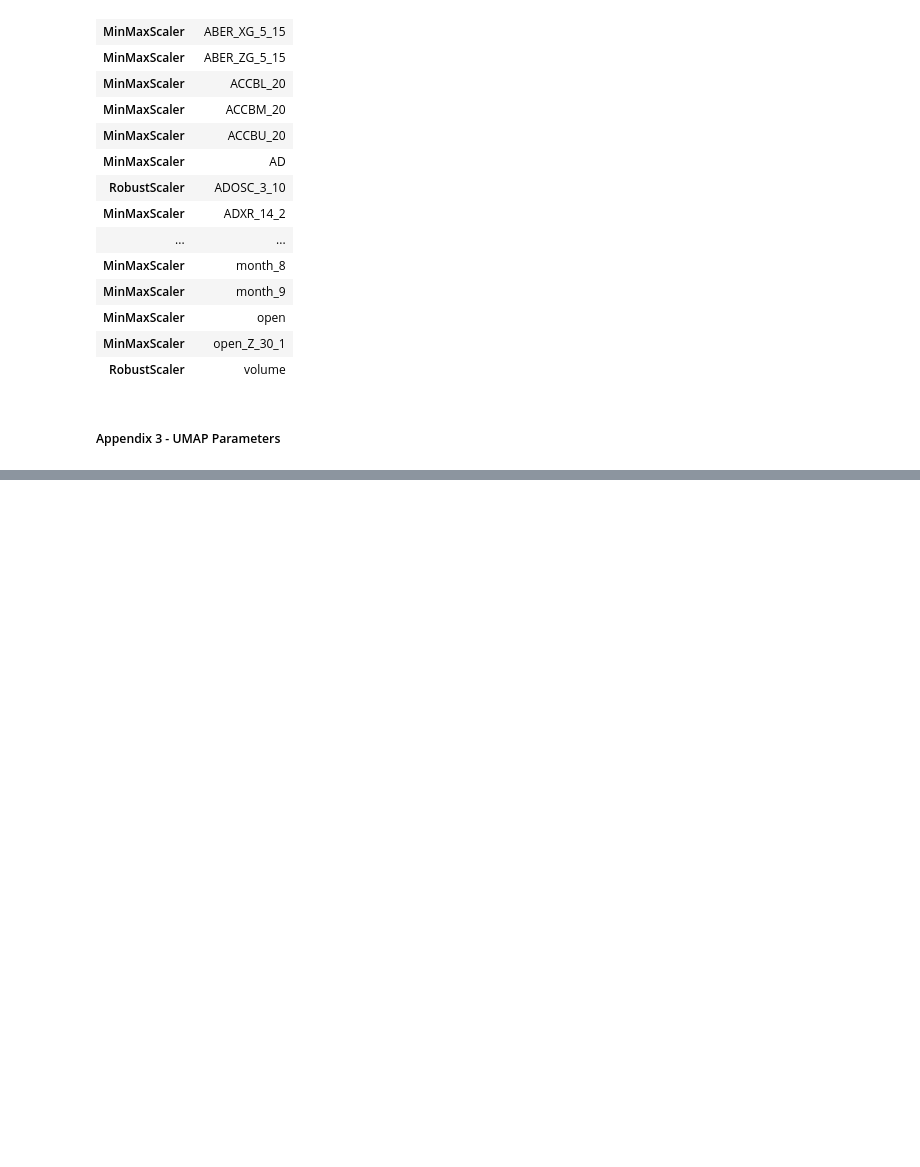
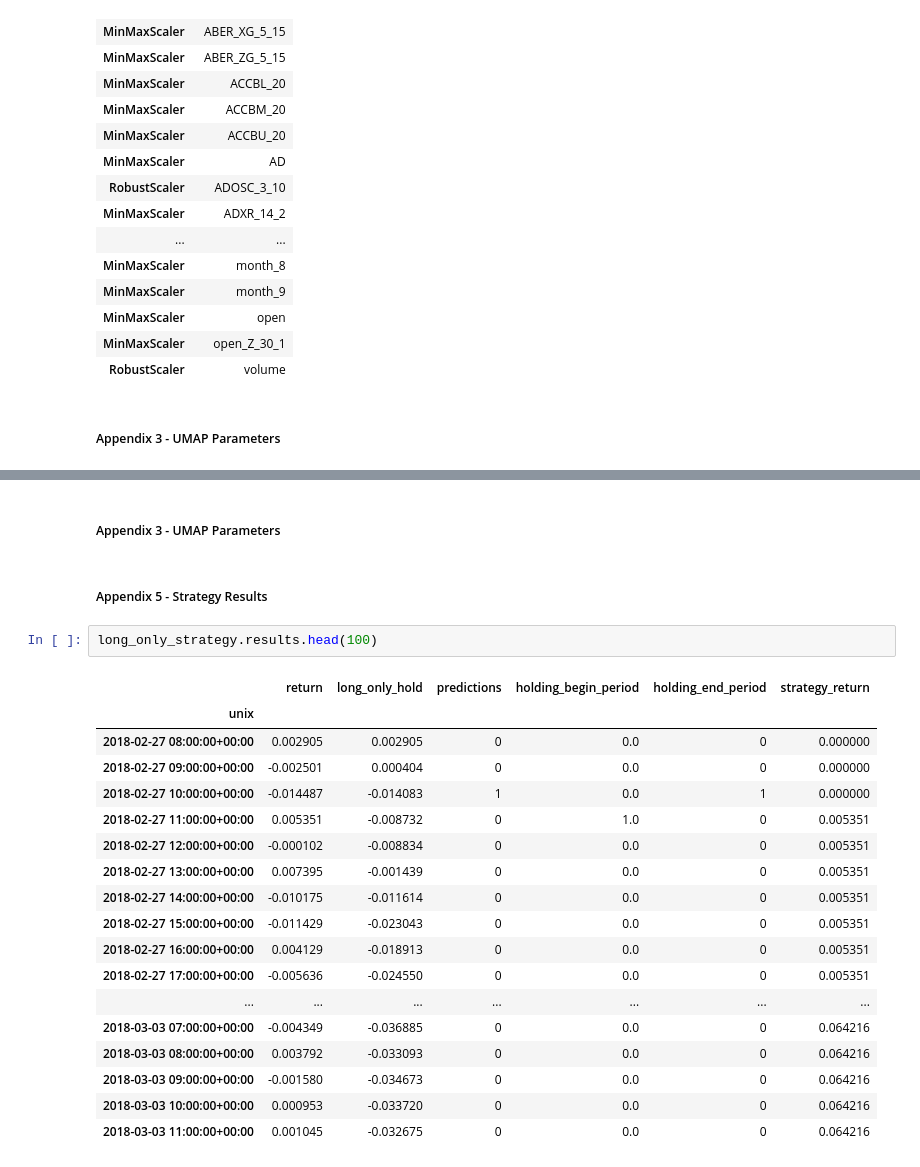
Before and after one commit to will-j-c/cqf_final_project_DL, a Jupyter notebook: report.ipynb, the cells around one changed output, grey strips where cells are left out. Drawn from its saved outputs; the diff is of its cells as text; blank space fills up the shorter version.

```diff
--- a/report.ipynb
+++ b/report.ipynb
@@ -640,0 +635,25 @@ plot_umap(X_train)
+# %% [markdown]
+##### Appendix 3 - UMAP Parameters
+# %% [markdown]
+##### Appendix 5 - Strategy Results
+# %%
+long_only_strategy.results.head(100)
+# %% [output]
+|  | return | long_only_hold | predictions | holding_begin_period | holding_end_period | strategy_return |
+| unix |  |  |  |  |  |  |
+| 2018-02-27 08:00:00+00:00 | 0.002905 | 0.002905 | 0 | 0.0 | 0 | 0.000000 |
+| 2018-02-27 09:00:00+00:00 | -0.002501 | 0.000404 | 0 | 0.0 | 0 | 0.000000 |
+| 2018-02-27 10:00:00+00:00 | -0.014487 | -0.014083 | 1 | 0.0 | 1 | 0.000000 |
+| 2018-02-27 11:00:00+00:00 | 0.005351 | -0.008732 | 0 | 1.0 | 0 | 0.005351 |
+| 2018-02-27 12:00:00+00:00 | -0.000102 | -0.008834 | 0 | 0.0 | 0 | 0.005351 |
+| 2018-02-27 13:00:00+00:00 | 0.007395 | -0.001439 | 0 | 0.0 | 0 | 0.005351 |
+| 2018-02-27 14:00:00+00:00 | -0.010175 | -0.011614 | 0 | 0.0 | 0 | 0.005351 |
+| 2018-02-27 15:00:00+00:00 | -0.011429 | -0.023043 | 0 | 0.0 | 0 | 0.005351 |
+| 2018-02-27 16:00:00+00:00 | 0.004129 | -0.018913 | 0 | 0.0 | 0 | 0.005351 |
+| 2018-02-27 17:00:00+00:00 | -0.005636 | -0.024550 | 0 | 0.0 | 0 | 0.005351 |
+| ... | ... | ... | ... | ... | ... | ... |
+| 2018-03-03 07:00:00+00:00 | -0.004349 | -0.036885 | 0 | 0.0 | 0 | 0.064216 |
+| 2018-03-03 08:00:00+00:00 | 0.003792 | -0.033093 | 0 | 0.0 | 0 | 0.064216 |
+| 2018-03-03 09:00:00+00:00 | -0.001580 | -0.034673 | 0 | 0.0 | 0 | 0.064216 |
+| 2018-03-03 10:00:00+00:00 | 0.000953 | -0.033720 | 0 | 0.0 | 0 | 0.064216 |
+| 2018-03-03 11:00:00+00:00 | 0.001045 | -0.032675 | 0 | 0.0 | 0 | 0.064216 |
```
Also changed, not shown: parts of 27 cells of this notebook, 5 other files.
